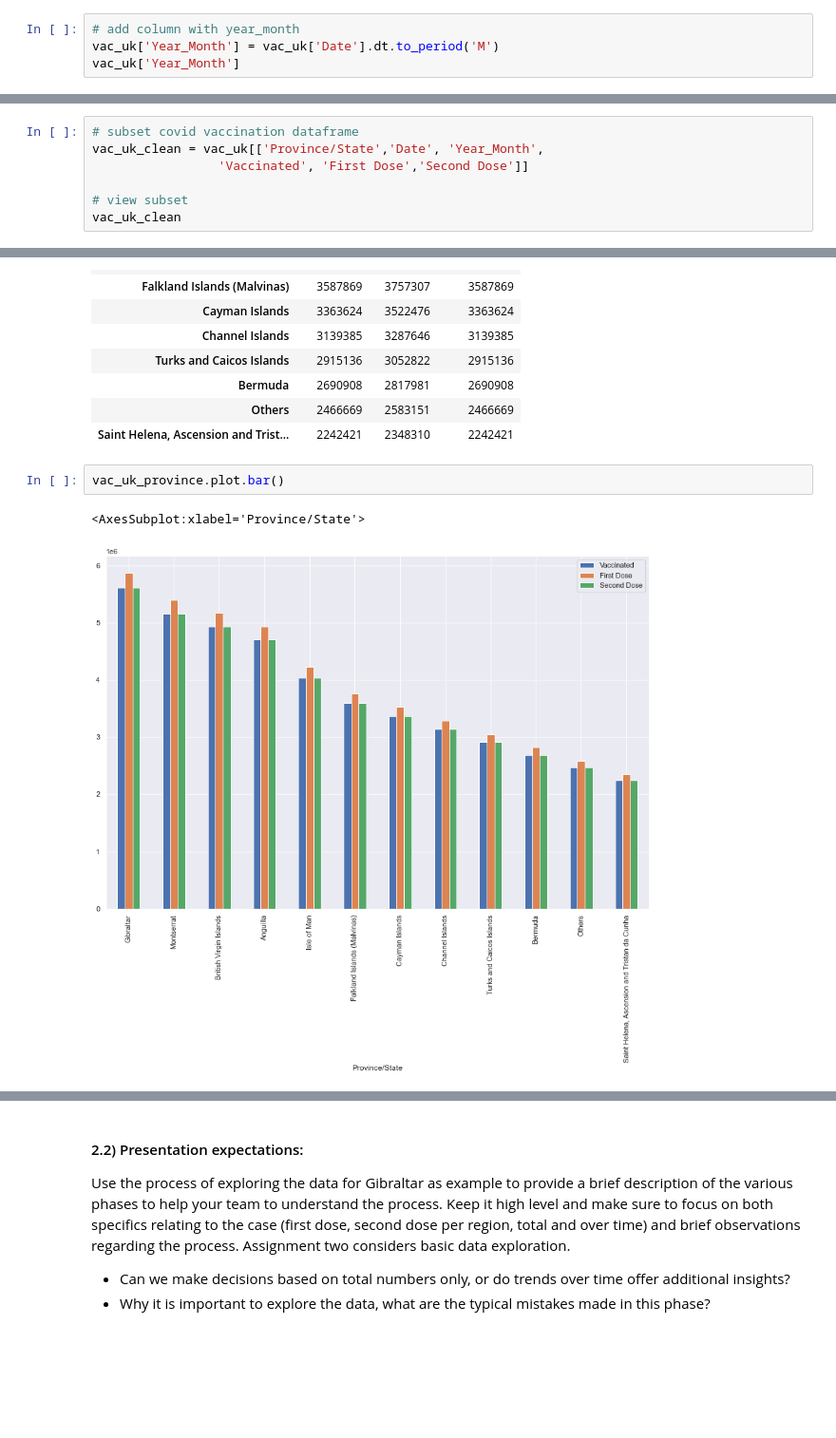
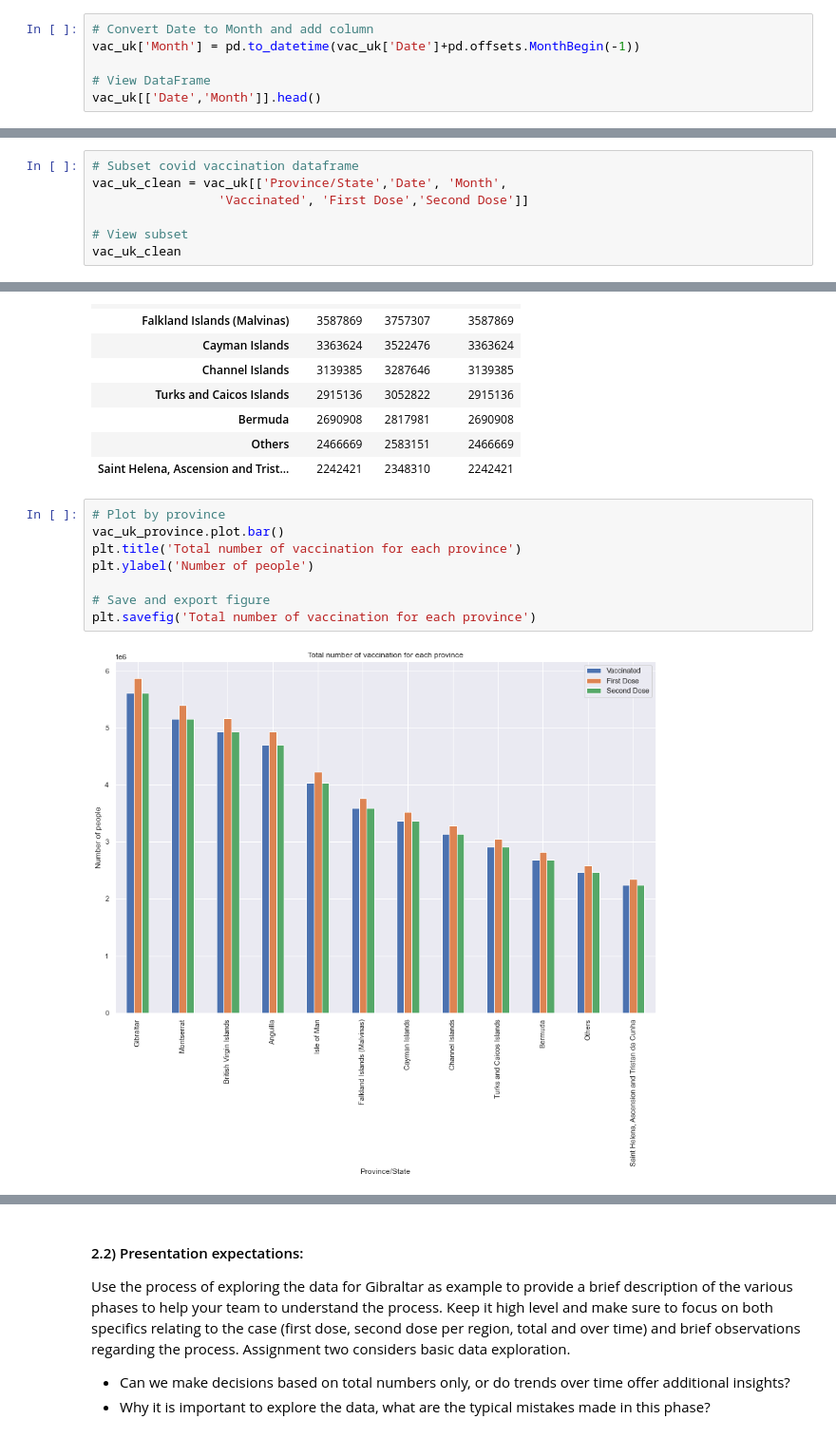
Before and after one commit to hazz292/LSE_A2_COVID_Analysis_Python, a Jupyter notebook: LSE_DA201_Assignment_Hazel_Chan.ipynb, the cells around one changed output, grey strips where cells are left out. Shown at 95% size. Drawn from its saved outputs; the diff is of its cells as text; blank space fills up the shorter version.

```diff
--- a/LSE_DA201_Assignment_Hazel_Chan.ipynb
+++ b/LSE_DA201_Assignment_Hazel_Chan.ipynb
@@ -546,7 +484,9 @@ First Dose                           int64
 Second Dose                          int64
 dtype: object
 # %%
-# add column with year_month
-vac_uk['Year_Month'] = vac_uk['Date'].dt.to_period('M')
-vac_uk['Year_Month']
+# Convert Date to Month and add column
+vac_uk['Month'] = pd.to_datetime(vac_uk['Date']+pd.offsets.MonthBegin(-1))
+
+# View DataFrame
+vac_uk[['Date','Month']].head()
 # %% [output]
@@ -574,8 +499,8 @@ Index(['Province/State', 'Country/Region', 'Lat', 'Long',
 # %%
-# subset covid vaccination dataframe
-vac_uk_clean = vac_uk[['Province/State','Date', 'Year_Month',
+# Subset covid vaccination dataframe
+vac_uk_clean = vac_uk[['Province/State','Date', 'Month',
                  'Vaccinated', 'First Dose','Second Dose']]
 
-# view subset
+# View subset
 vac_uk_clean
 # %% [output]
@@ -902,7 +759,12 @@ vac_uk_province
 | Others | 2466669 | 2583151 | 2466669 |
 | Saint Helena, Ascension and Trist... | 2242421 | 2348310 | 2242421 |
 # %%
+# Plot by province
 vac_uk_province.plot.bar()
+plt.title('Total number of vaccination for each province')
+plt.ylabel('Number of people')
+
+# Save and export figure
+plt.savefig('Total number of vaccination for each province')
 # %% [output]
-<AxesSubplot:xlabel='Province/State'>
-[figure, old version]
+[figure, new version]
```
Also changed, not shown: parts of 283 cells of this notebook.
